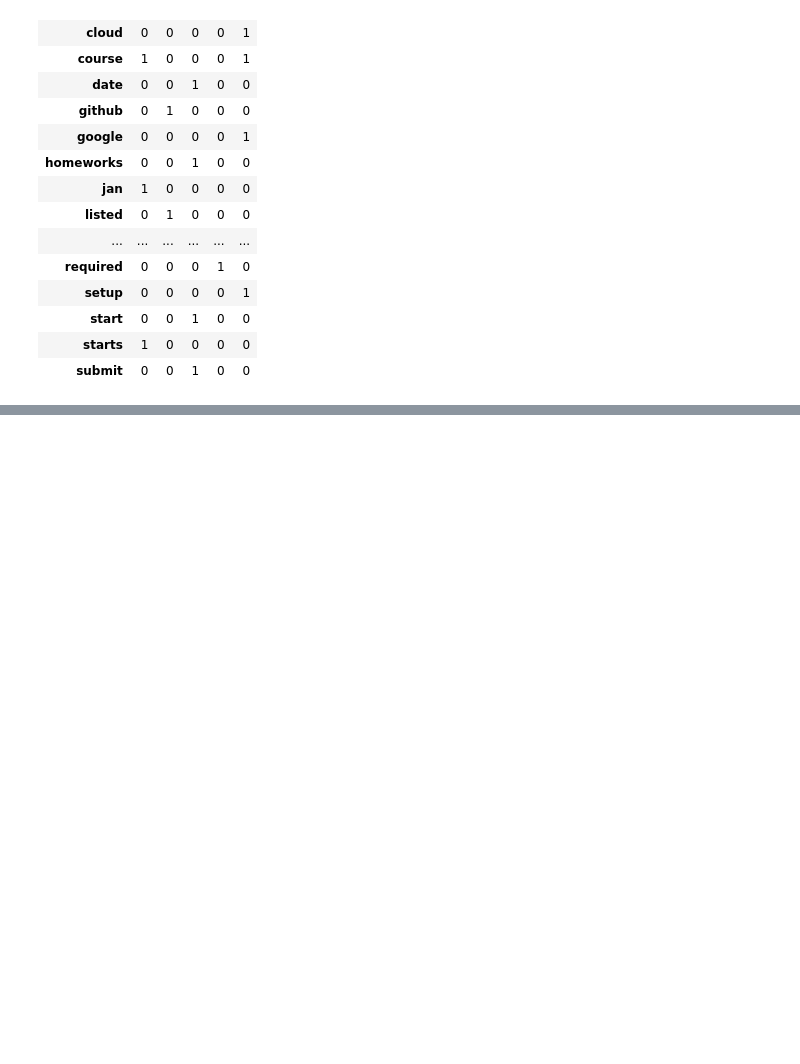
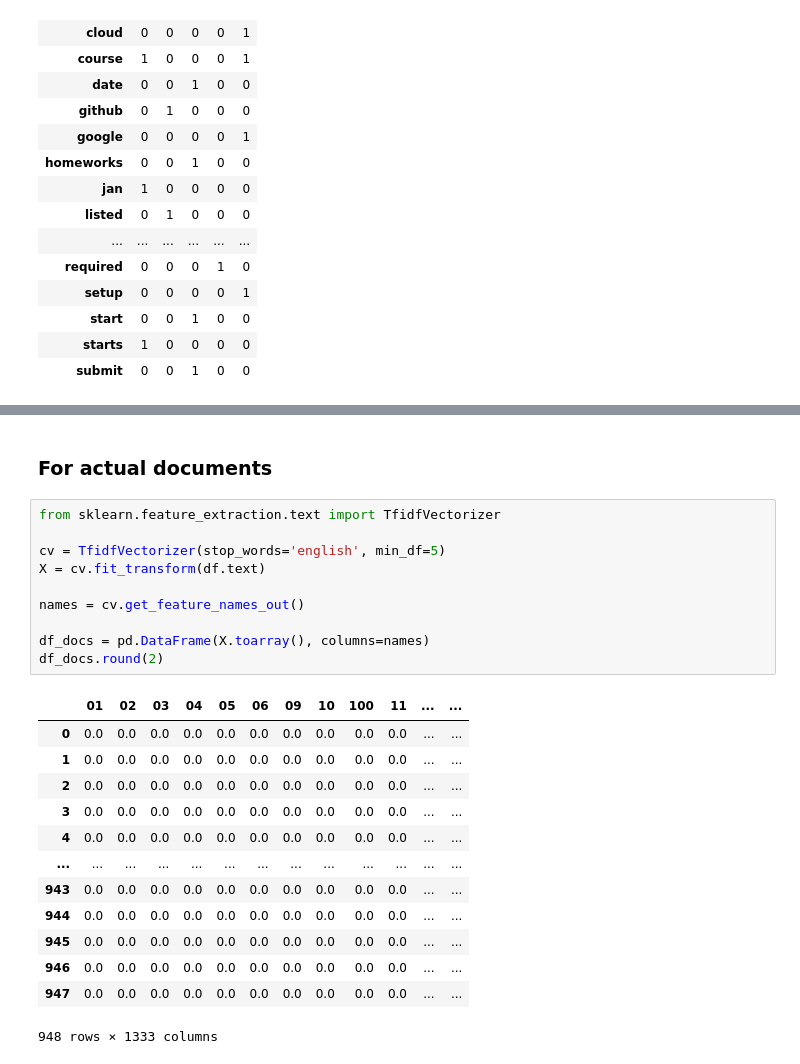
Before and after one commit to MSVelan/Search-Engine-Implementation, a Jupyter notebook: main.ipynb, the cells around one changed output, grey strips where cells are left out. Saved outputs shown, nothing was run; the diff lists cells and outputs as text; blank space fills up the shorter version.

Commit message:
Implemented Text Search

```diff
--- a/main.ipynb
+++ b/main.ipynb
@@ -105,0 +122,26 @@ df_docs
+# %% [markdown]
+### For actual documents
+# %%
+from sklearn.feature_extraction.text import TfidfVectorizer
+
+cv = TfidfVectorizer(stop_words='english', min_df=5)
+X = cv.fit_transform(df.text)
+
+names = cv.get_feature_names_out()
+
+df_docs = pd.DataFrame(X.toarray(), columns=names)
+df_docs.round(2)
+# %% [output]
+|  | 01 | 02 | 03 | 04 | 05 | 06 | 09 | 10 | 100 | 11 | ... | ... |
+| 0 | 0.0 | 0.0 | 0.0 | 0.0 | 0.0 | 0.0 | 0.0 | 0.0 | 0.0 | 0.0 | ... | ... |
+| 1 | 0.0 | 0.0 | 0.0 | 0.0 | 0.0 | 0.0 | 0.0 | 0.0 | 0.0 | 0.0 | ... | ... |
+| 2 | 0.0 | 0.0 | 0.0 | 0.0 | 0.0 | 0.0 | 0.0 | 0.0 | 0.0 | 0.0 | ... | ... |
+| 3 | 0.0 | 0.0 | 0.0 | 0.0 | 0.0 | 0.0 | 0.0 | 0.0 | 0.0 | 0.0 | ... | ... |
+| 4 | 0.0 | 0.0 | 0.0 | 0.0 | 0.0 | 0.0 | 0.0 | 0.0 | 0.0 | 0.0 | ... | ... |
+| ... | ... | ... | ... | ... | ... | ... | ... | ... | ... | ... | ... | ... |
+| 943 | 0.0 | 0.0 | 0.0 | 0.0 | 0.0 | 0.0 | 0.0 | 0.0 | 0.0 | 0.0 | ... | ... |
+| 944 | 0.0 | 0.0 | 0.0 | 0.0 | 0.0 | 0.0 | 0.0 | 0.0 | 0.0 | 0.0 | ... | ... |
+| 945 | 0.0 | 0.0 | 0.0 | 0.0 | 0.0 | 0.0 | 0.0 | 0.0 | 0.0 | 0.0 | ... | ... |
+| 946 | 0.0 | 0.0 | 0.0 | 0.0 | 0.0 | 0.0 | 0.0 | 0.0 | 0.0 | 0.0 | ... | ... |
+| 947 | 0.0 | 0.0 | 0.0 | 0.0 | 0.0 | 0.0 | 0.0 | 0.0 | 0.0 | 0.0 | ... | ... |
+948 rows × 1333 columns
```
Also changed, not shown: parts of 37 cells of this notebook.
